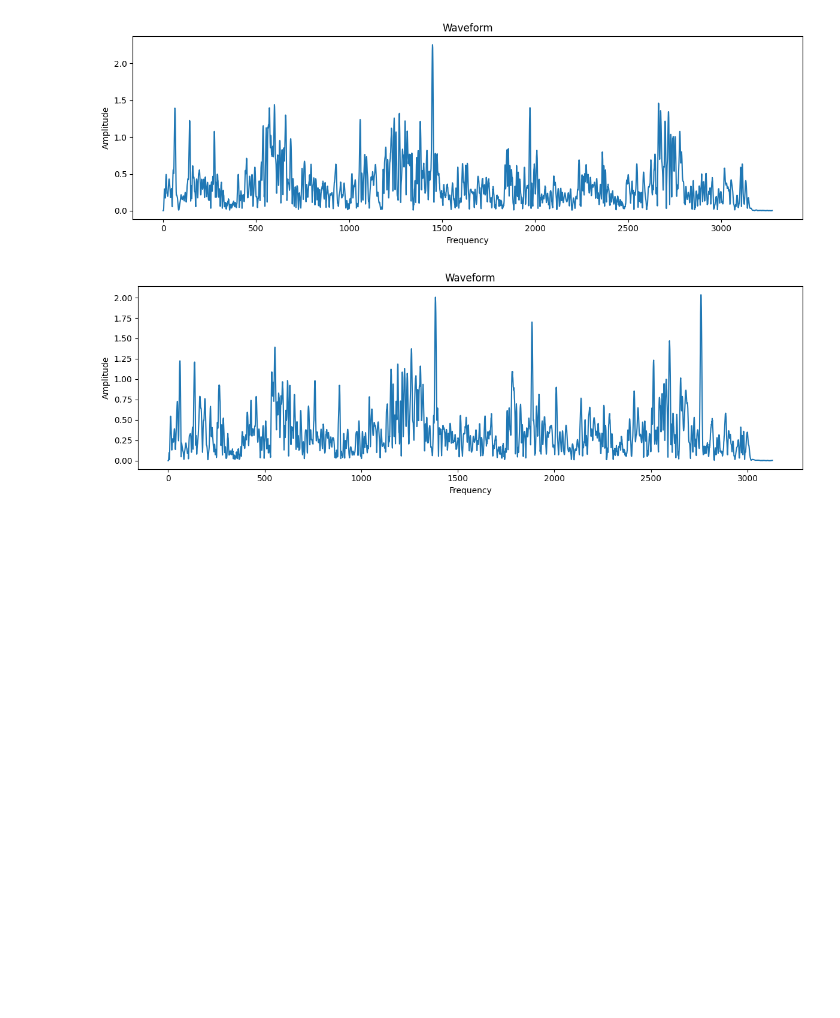
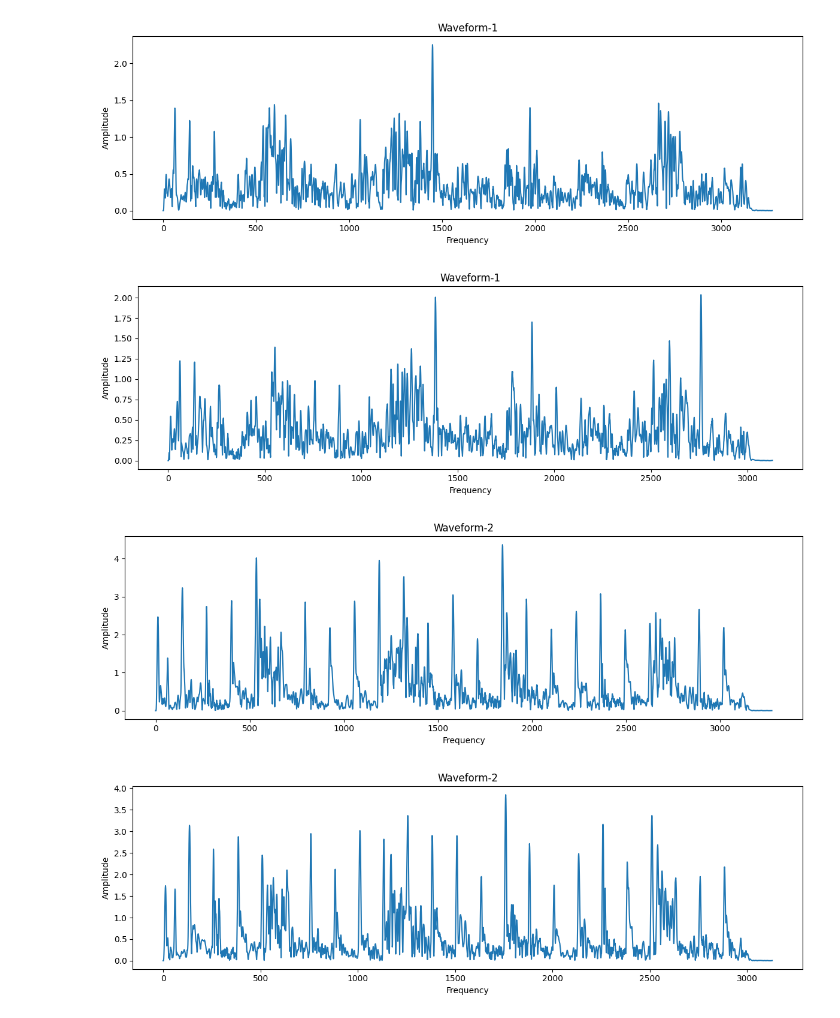
Before and after one commit to mason45ok/EDU-Data, a Jupyter notebook: 主程式(視覺化+偏移)/曲子中的其中一個音的波型.ipynb, the cells around one changed output. Drawn from its saved outputs; the diff is of its cells as text; code cells hidden in the pictures; blank space fills up the shorter version.

```diff
--- a/主程式(視覺化+偏移)/曲子中的其中一個音的波型.ipynb
+++ b/主程式(視覺化+偏移)/曲子中的其中一個音的波型.ipynb
@@ -4,8 +4,8 @@ import librosa
 import matplotlib.pyplot as plt
 
 # 同一首歌不同種樂器
-filename1 = r"C:\Users\mason\Desktop\一閃一閃小星星 (Twinkle Twinkle Little Star) 鋼琴教學 (MEDIUM) (mp3cut.net).wav"
-filename2 = r"C:\Users\mason\Desktop\Twinkle Twinkle Little Star Violin Tutorial ｜ Children Songs ｜ 小提琴入門班 ｜ 小星星 ｜ 兒 (mp3cut.net).wav"
+filename1 = r"一閃一閃小星星 (Twinkle Twinkle Little Star) 鋼琴教學 (MEDIUM) (mp3cut.net).wav"
+filename2 = r"Twinkle Twinkle Little Star Violin Tutorial ｜ Children Songs ｜ 小提琴入門班 ｜ 小星星 ｜ 兒 (mp3cut.net).wav"
 # 設定要提取的特定頻率範圍
 target_frequency = (260, 263)  # 包括中央C的頻率範圍
 
@@ -46,32 +46,50 @@ plt.show()
 # 劃出原始音樂的波型(樂器2)
 plt.figure(figsize=(12, 4))
 plt.plot(audio2)  # 繪製提取的波形
 plt.xlabel("Time (s)")
 plt.ylabel("Amplitude")
 plt.title("Waveform")
 plt.tight_layout()
 plt.show()
 
 
 # 劃出轉換後的波型
 # N個頻率並排顯示來方便比較樂器的音色差別
 plt.figure(figsize=(12, 4))
 plt.plot(stft1[10])  # 繪製提取的波形
 plt.xlabel("Frequency")
 plt.ylabel("Amplitude")
-plt.title("Waveform")
+plt.title("Waveform-1")
 plt.tight_layout()
 plt.show()
 
 plt.figure(figsize=(12, 4))
 plt.plot(stft2[10])  # 繪製提取的波形
 plt.xlabel("Frequency")
 plt.ylabel("Amplitude")
-plt.title("Waveform")
+plt.title("Waveform-1")
 plt.tight_layout()
 plt.show()
+
+plt.figure(figsize=(12, 4))
+plt.plot(stft1[12])  # 繪製提取的波形
+plt.xlabel("Frequency")
+plt.ylabel("Amplitude")
+plt.title("Waveform-2")
+plt.tight_layout()
+plt.show()
+
+plt.figure(figsize=(12, 4))
+plt.plot(stft2[12])  # 繪製提取的波形
+plt.xlabel("Frequency")
+plt.ylabel("Amplitude")
+plt.title("Waveform-2")
+plt.tight_layout()
+plt.show()
 # %% [output]
 [figure]
 [figure]
 [figure]
 [figure]
+[figure, added]
+[figure, added]
```
